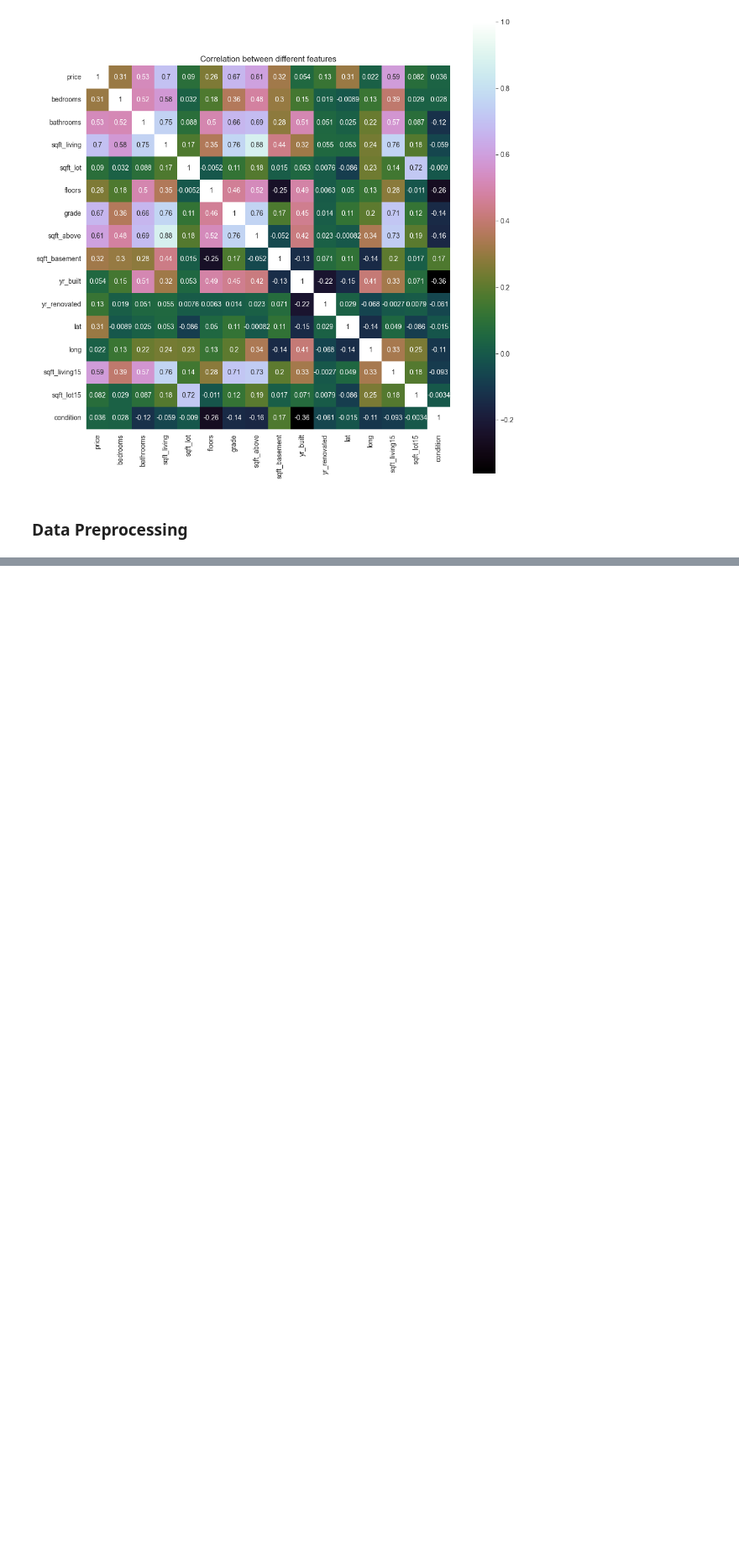
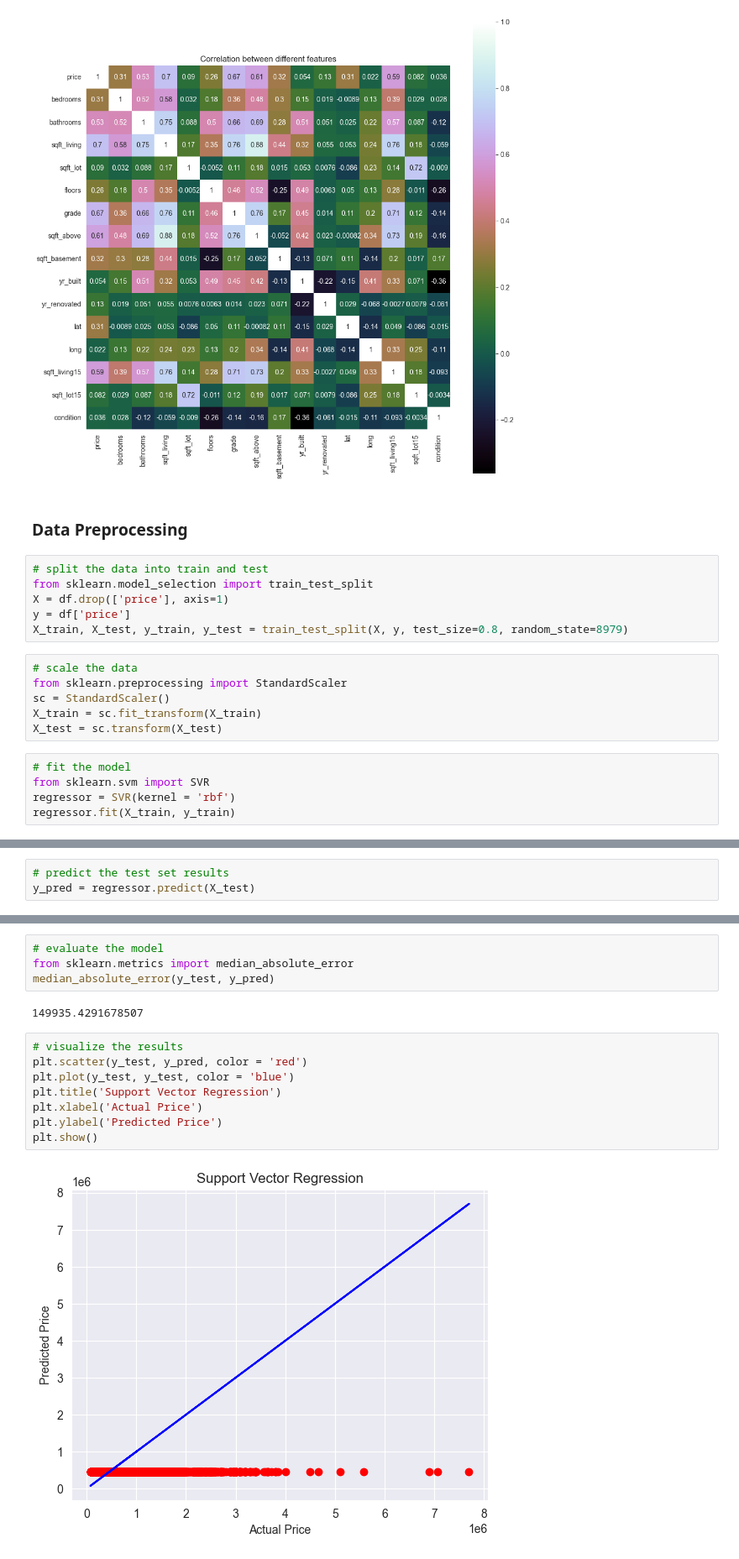
Before and after one commit to Rawlsy-py/7CS070_AI_Tech, a Jupyter notebook: 2118979_7CS070_Assignment/2118979_Task1_Algo1.ipynb, the cells around one changed output, grey strips where cells are left out. Shown: that part at 84% size. Cells and saved outputs as stored; diff of their text form; blank space fills up the shorter version.

```diff
--- a/2118979_7CS070_Assignment/2118979_Task1_Algo1.ipynb
+++ b/2118979_7CS070_Assignment/2118979_Task1_Algo1.ipynb
@@ -81,3 +81,20 @@ Text(0.5, 1.0, 'Correlation between different features')
 [figure]
 # %% [markdown]
 ### Data Preprocessing
+# %%
+# split the data into train and test
+from sklearn.model_selection import train_test_split
+X = df.drop(['price'], axis=1)
+y = df['price']
+X_train, X_test, y_train, y_test = train_test_split(X, y, test_size=0.8, random_state=8979)
+# %%
+# scale the data
+from sklearn.preprocessing import StandardScaler
+sc = StandardScaler()
+X_train = sc.fit_transform(X_train)
+X_test = sc.transform(X_test)
+# %%
+# fit the model
+from sklearn.svm import SVR
+regressor = SVR(kernel = 'rbf')
+regressor.fit(X_train, y_train)
@@ -83,0 +103,3 @@ Text(0.5, 1.0, 'Correlation between different features')
+# %%
+# predict the test set results
+y_pred = regressor.predict(X_test)
@@ -83,0 +124,16 @@ Text(0.5, 1.0, 'Correlation between different features')
+# %%
+# evaluate the model
+from sklearn.metrics import median_absolute_error
+median_absolute_error(y_test, y_pred)
+# %% [output]
+149935.4291678507
+# %%
+# visualize the results
+plt.scatter(y_test, y_pred, color = 'red')
+plt.plot(y_test, y_test, color = 'blue')
+plt.title('Support Vector Regression')
+plt.xlabel('Actual Price')
+plt.ylabel('Predicted Price')
+plt.show()
+# %% [output]
+[figure, added]
```
Also changed, not shown: parts of 4 cells of this notebook.
